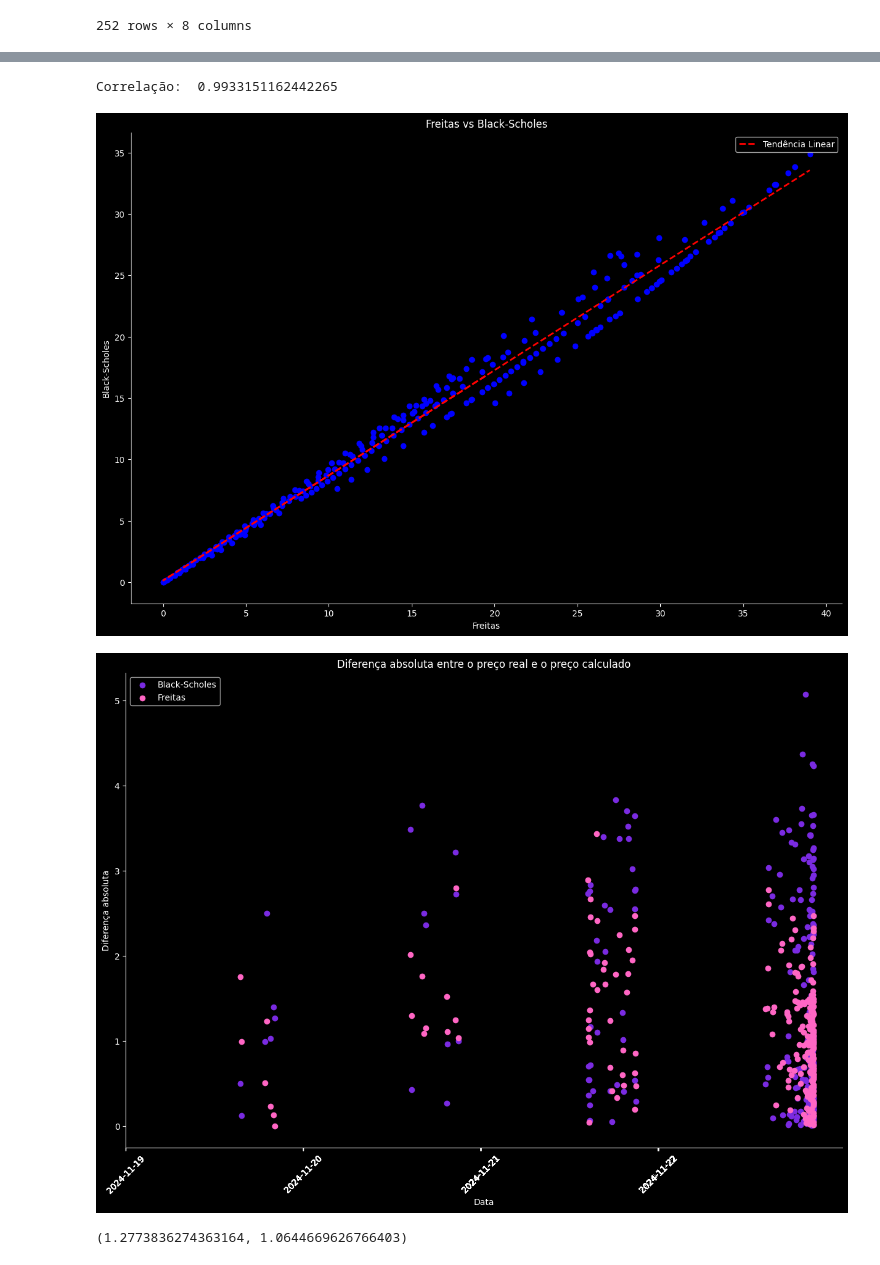
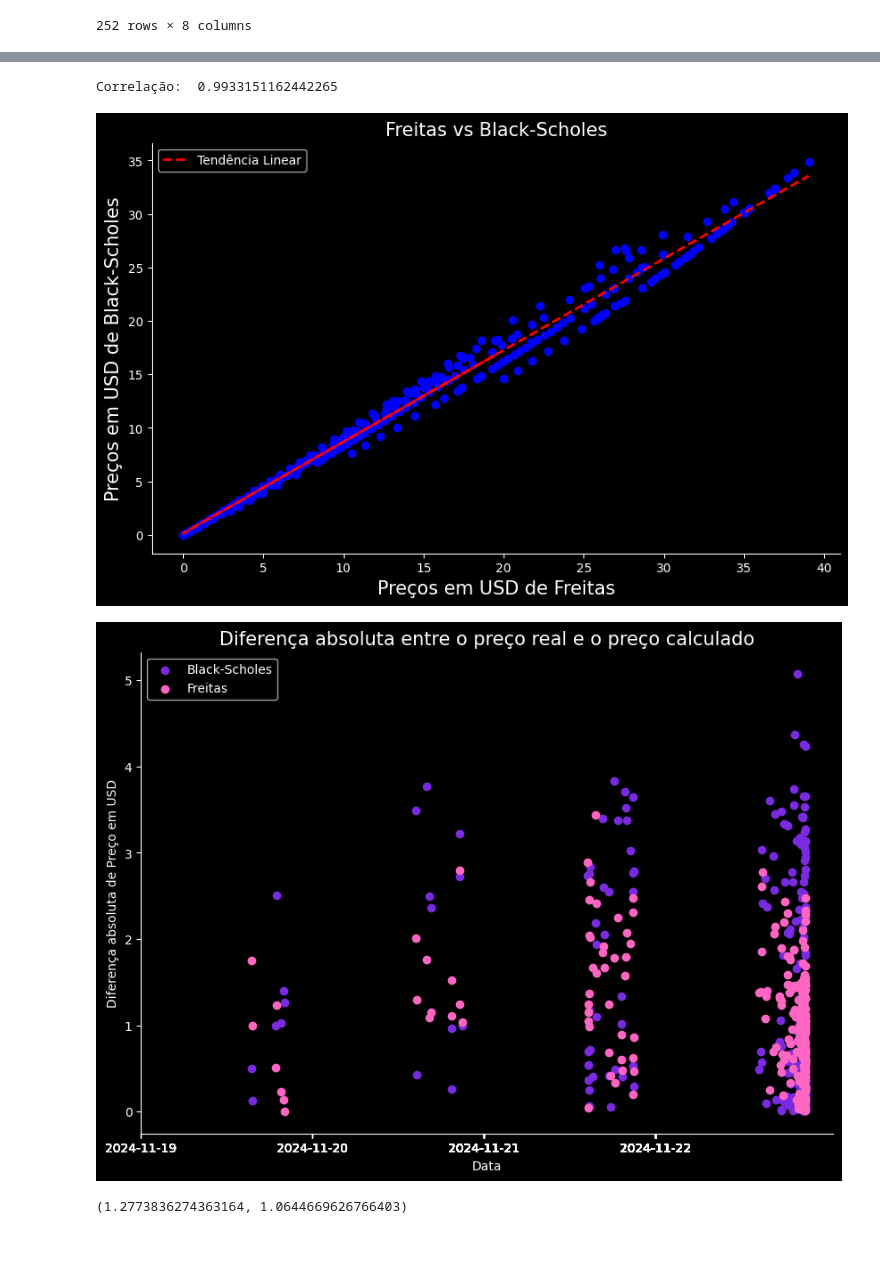
Before and after one commit to GvFreitas1/Precificacao-de-Opcoes, a Jupyter notebook: backtesting.ipynb, the cells around one changed output, grey strips where cells are left out. Cells and saved outputs as stored; diff of their text form; code cells hidden in the pictures.

```diff
--- a/backtesting.ipynb
+++ b/backtesting.ipynb
@@ -168,50 +168,51 @@ plt.show()
 # %%
 import matplotlib.pyplot as plt
+import numpy as np
 
-plt.figure(figsize=(15, 10))
+plt.figure(figsize=(10, 6))
 
 xaxis = "days_to_expiration"
 
 # tema escuro
 plt.style.use('dark_background')
 plt.rcParams['axes.facecolor'] = color_background
 
 plt.scatter(df["Freitas"], df['BS'], color="blue")
 
 # Reta de regressão
 from sklearn.linear_model import LinearRegression
 
 X = df["Freitas"].values.reshape(-1, 1)
 y = df["BS"].values
 
 reg = LinearRegression().fit(X, y)
 y_pred = reg.predict(X)
 
 plt.plot(X, y_pred, color="red", label="Tendência Linear", linewidth=2, linestyle="--")
 
 plt.gca().spines['top'].set_visible(False)
 plt.gca().spines['right'].set_visible(False)
 
-plt.xlabel('Freitas')
-plt.ylabel('Black-Scholes')
-plt.title('Freitas vs Black-Scholes')
+plt.xlabel('Preços em USD de Freitas', fontsize=15)
+plt.ylabel('Preços em USD de Black-Scholes', fontsize=15)
+plt.title('Freitas vs Black-Scholes', fontsize=15)
 plt.legend()
 
 plt.savefig('./data/images/comparacao_freitas_bs.png')
 
 print("Correlação: ", np.corrcoef(df["Freitas"], df["BS"])[0, 1])
 
 plt.show()
 # %% [output]
 Correlação:  0.9933151162442265
-[figure, old version]
+[figure, new version]
 # %%
 df["abs_diff_BS"] = abs(df["BS"] - df["lastPrice"])
 df["abs_diff_Freitas"] = abs(df["Freitas"] - df["lastPrice"])
 
 df["abs_diff_freitas_BS"] = abs(df["Freitas"] - df["BS"])
 # %%
-plt.figure(figsize=(15, 10))
+plt.figure(figsize=(10, 7))
 
 plt.style.use('dark_background')
 plt.rcParams['axes.facecolor'] = color_background
@@ -223,17 +224,17 @@ plt.gca().spines['top'].set_visible(False)
 plt.gca().spines['right'].set_visible(False)
 
 plt.legend()
-plt.xlabel('Data')
-plt.ylabel('Diferença absoluta')
-plt.title('Diferença absoluta entre o preço real e o preço calculado')
+plt.xlabel('Data', fontsize=10)
+plt.ylabel('Diferença absoluta de Preço em USD', fontsize=10)
+plt.title('Diferença absoluta entre o preço real e o preço calculado', fontsize=15)
 
-plt.xticks(df["lastTradeDate"].dt.strftime("%Y-%m-%d"), rotation=45)
+plt.xticks(df["lastTradeDate"].dt.strftime("%Y-%m-%d"))
 
 plt.savefig('./data/images/diferenca_absoluta.png')
 
 plt.show()
 # %% [output]
-[figure, old version]
+[figure, new version]
 # %%
 df['abs_diff_BS'].mean(), df['abs_diff_Freitas'].mean()
 # %% [output]
```
Also changed, not shown: parts of 3 cells of this notebook, 4 other files.
